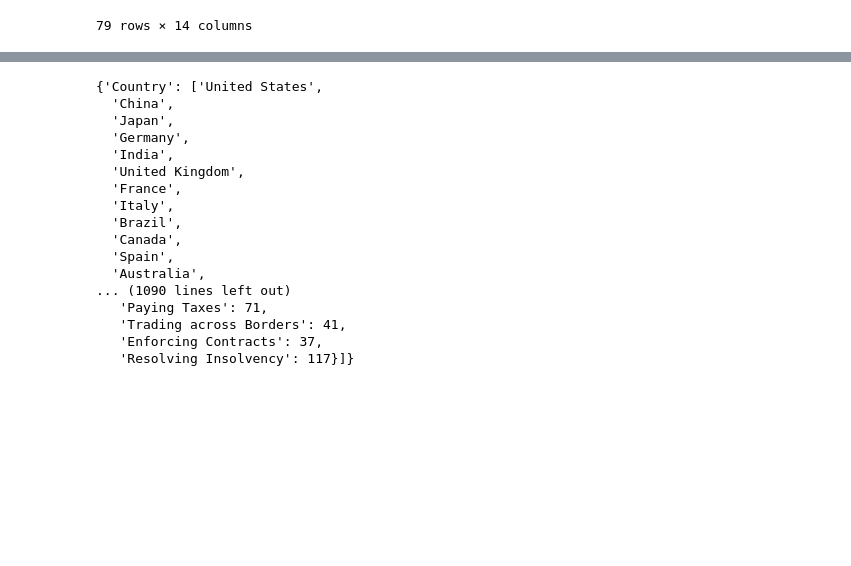
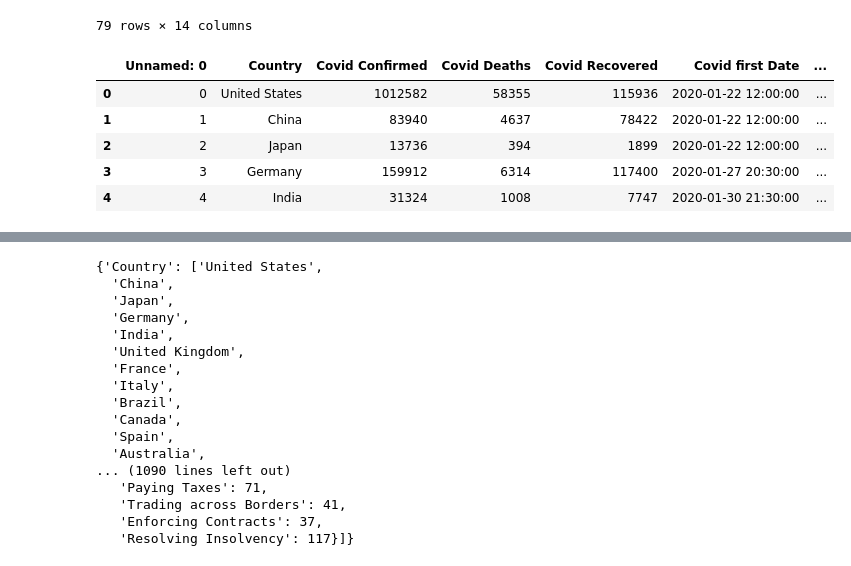
Before and after one commit to benwbarr/ETL-Project, a Jupyter notebook: Data_Load.ipynb, the cells around one changed output, grey strips where cells are left out. Drawn from its saved outputs; the diff is of its cells as text; code cells hidden in the pictures; blank space fills up the shorter version.

```diff
--- a/Data_Load.ipynb
+++ b/Data_Load.ipynb
@@ -96,3 +59,15 @@ eco_df
 | 77 | Albania | 123 | 15,278 | 65 | 45 | 106 | ... |
 | 78 | Malta | 125 | 14,786 | 84 | 102 | 45 | ... |
 79 rows × 14 columns
+# %%
+# Loading Health csv data created from Transformation Activity
+health_data_csv_path = 'Resources/Health_Data.csv'
+health_df = pd.read_csv(health_data_csv_path)
+health_df.head()
+# %% [output]
+|  | Unnamed: 0 | Country | Covid Confirmed | Covid Deaths | Covid Recovered | Covid first Date | ... |
+| 0 | 0 | United States | 1012582 | 58355 | 115936 | 2020-01-22 12:00:00 | ... |
+| 1 | 1 | China | 83940 | 4637 | 78422 | 2020-01-22 12:00:00 | ... |
+| 2 | 2 | Japan | 13736 | 394 | 1899 | 2020-01-22 12:00:00 | ... |
+| 3 | 3 | Germany | 159912 | 6314 | 117400 | 2020-01-27 20:30:00 | ... |
+| 4 | 4 | India | 31324 | 1008 | 7747 | 2020-01-30 21:30:00 | ... |
```
Also changed, not shown: parts of 17 cells of this notebook.
